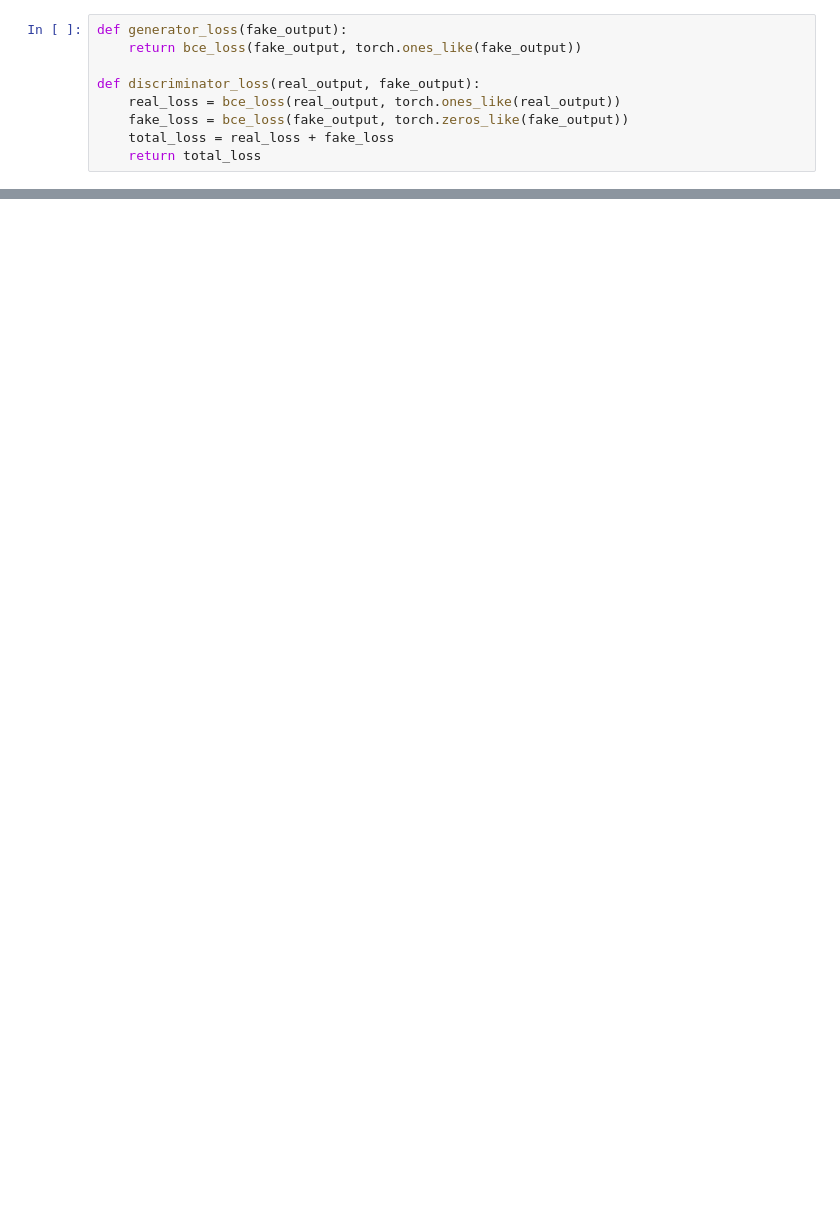
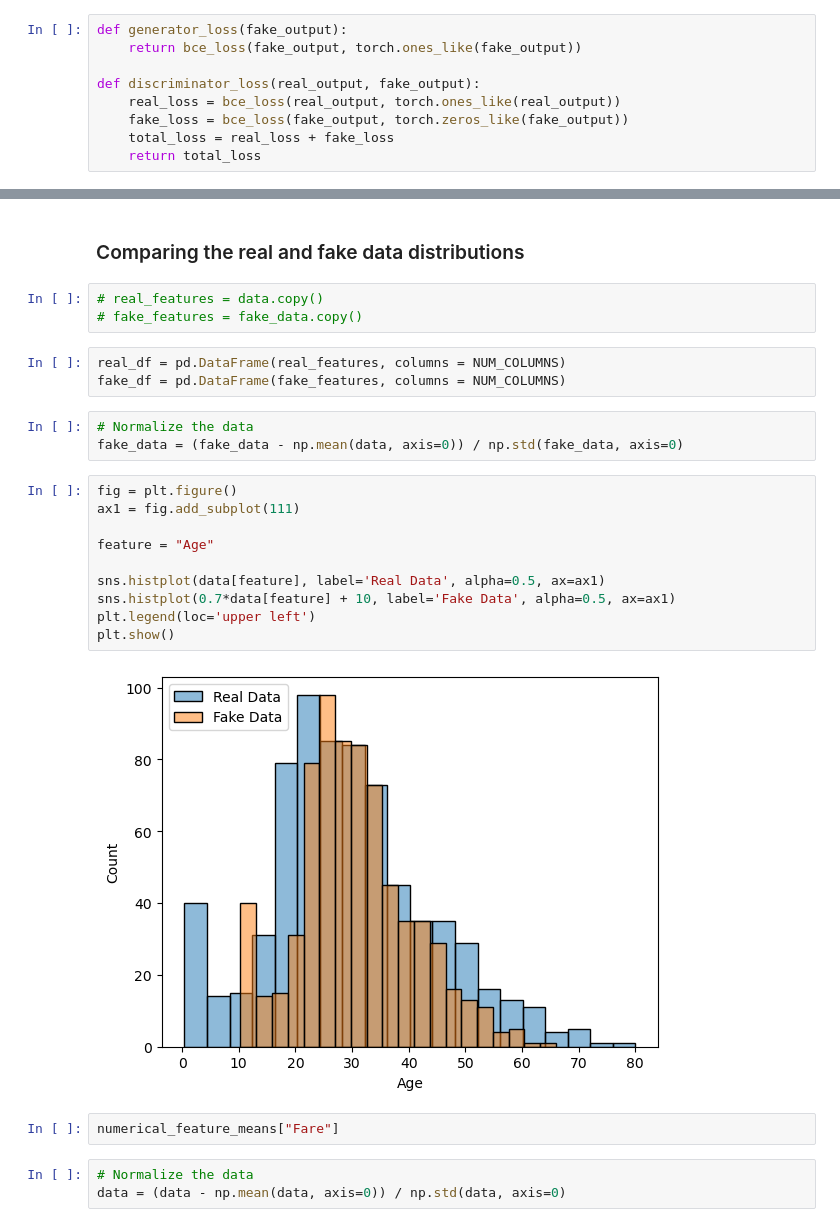
Before and after one commit to itsbigspark/ai-hackathon, a Jupyter notebook: notebooks/gan_build.ipynb, the cells around one changed output, grey strips where cells are left out. Saved outputs shown, nothing was run; the diff lists cells and outputs as text; blank space fills up the shorter version.

```diff
--- a/notebooks/gan_build.ipynb
+++ b/notebooks/gan_build.ipynb
@@ -177,0 +561,28 @@ for epoch in range(num_epochs):
+# %% [markdown]
+### Comparing the real and fake data distributions
+# %%
+# real_features = data.copy()
+# fake_features = fake_data.copy()
+# %%
+real_df = pd.DataFrame(real_features, columns = NUM_COLUMNS)
+fake_df = pd.DataFrame(fake_features, columns = NUM_COLUMNS)
+# %%
+# Normalize the data
+fake_data = (fake_data - np.mean(data, axis=0)) / np.std(fake_data, axis=0)
+# %%
+fig = plt.figure()
+ax1 = fig.add_subplot(111)
+
+feature = "Age"
+
+sns.histplot(data[feature], label='Real Data', alpha=0.5, ax=ax1)
+sns.histplot(0.7*data[feature] + 10, label='Fake Data', alpha=0.5, ax=ax1)
+plt.legend(loc='upper left')
+plt.show()
+# %% [output]
+[figure, added]
+# %%
+numerical_feature_means["Fare"]
+# %%
+# Normalize the data
+data = (data - np.mean(data, axis=0)) / np.std(data, axis=0)
```
Also changed, not shown: parts of 41 cells of this notebook.
